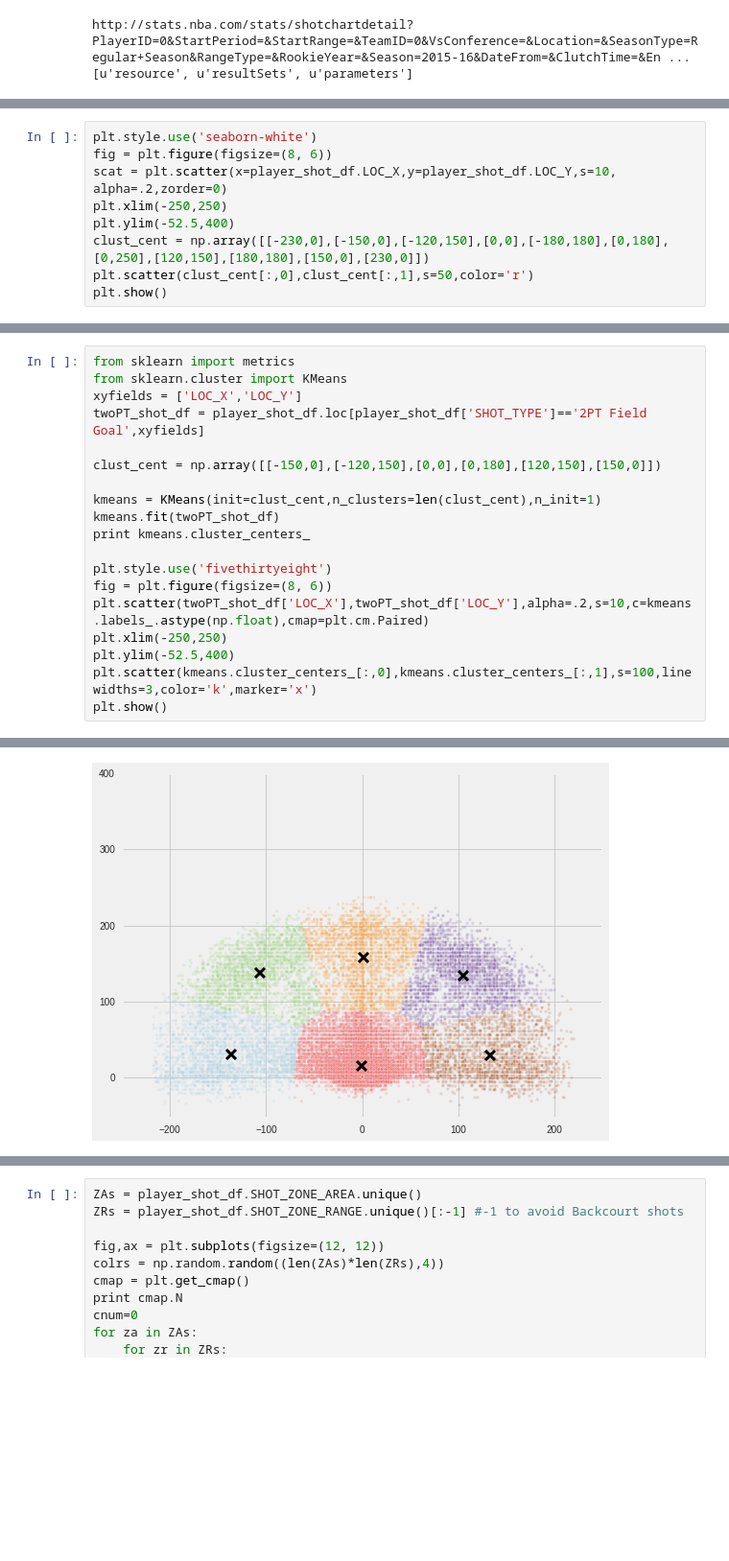
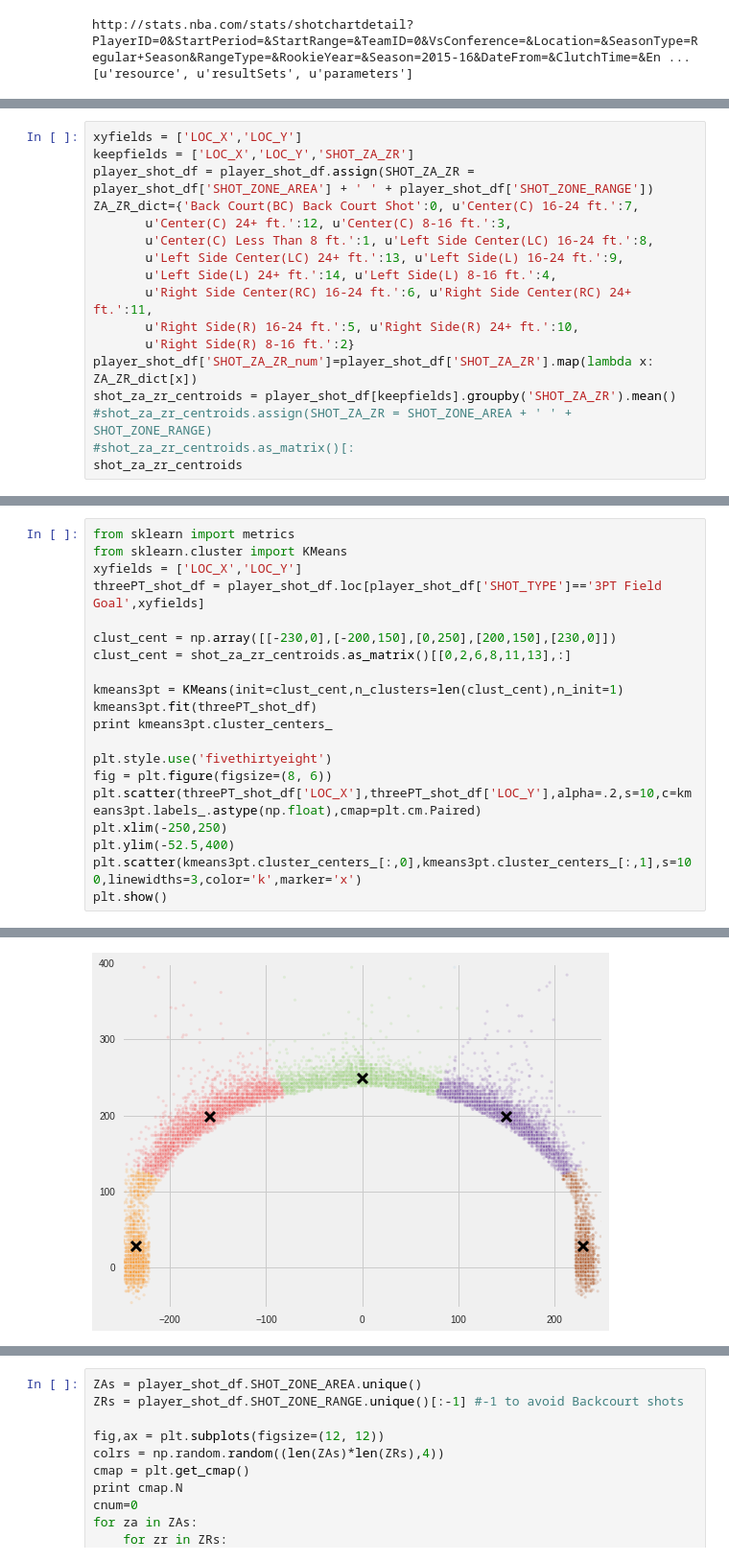
Before and after one commit to btq/nba_stats, a Jupyter notebook: NBA Shot Zones.ipynb, the cells around one changed output, grey strips where cells are left out. Shown at 96% size. Cells and saved outputs as stored; diff of their text form; blank space fills up the shorter version.

```diff
--- a/NBA Shot Zones.ipynb
+++ b/NBA Shot Zones.ipynb
@@ -62,12 +67,3 @@ player_shot_df.head(5)
 | 2 | Shot Chart Detail | 0021500001 | 6 | 200794 | Paul Millsap | 1610612737 | Atlanta Hawks | 1 | ... |
 | 3 | Shot Chart Detail | 0021500001 | 7 | 203484 | Kentavious Caldwell-Pope | 1610612765 | Detroit Pistons | 1 | ... |
 | 4 | Shot Chart Detail | 0021500001 | 8 | 201143 | Al Horford | 1610612737 | Atlanta Hawks | 1 | ... |
-# %%
-plt.style.use('seaborn-white')
-fig = plt.figure(figsize=(8, 6))
-scat = plt.scatter(x=player_shot_df.LOC_X,y=player_shot_df.LOC_Y,s=10, alpha=.2,zorder=0)
-plt.xlim(-250,250)
-plt.ylim(-52.5,400)
-clust_cent = np.array([[-230,0],[-150,0],[-120,150],[0,0],[-180,180],[0,180],[0,250],[120,150],[180,180],[150,0],[230,0]])
-plt.scatter(clust_cent[:,0],clust_cent[:,1],s=50,color='r')
-plt.show()
@@ -75,0 +70,17 @@ plt.show()
+# %%
+xyfields = ['LOC_X','LOC_Y']
+keepfields = ['LOC_X','LOC_Y','SHOT_ZA_ZR']
+player_shot_df = player_shot_df.assign(SHOT_ZA_ZR = player_shot_df['SHOT_ZONE_AREA'] + ' ' + player_shot_df['SHOT_ZONE_RANGE'])
+ZA_ZR_dict={'Back Court(BC) Back Court Shot':0, u'Center(C) 16-24 ft.':7,
+       u'Center(C) 24+ ft.':12, u'Center(C) 8-16 ft.':3,
+       u'Center(C) Less Than 8 ft.':1, u'Left Side Center(LC) 16-24 ft.':8,
+       u'Left Side Center(LC) 24+ ft.':13, u'Left Side(L) 16-24 ft.':9,
+       u'Left Side(L) 24+ ft.':14, u'Left Side(L) 8-16 ft.':4,
+       u'Right Side Center(RC) 16-24 ft.':6, u'Right Side Center(RC) 24+ ft.':11,
+       u'Right Side(R) 16-24 ft.':5, u'Right Side(R) 24+ ft.':10,
+       u'Right Side(R) 8-16 ft.':2}
+player_shot_df['SHOT_ZA_ZR_num']=player_shot_df['SHOT_ZA_ZR'].map(lambda x: ZA_ZR_dict[x])
+shot_za_zr_centroids = player_shot_df[keepfields].groupby('SHOT_ZA_ZR').mean()
+#shot_za_zr_centroids.assign(SHOT_ZA_ZR = SHOT_ZONE_AREA + ' ' + SHOT_ZONE_RANGE)
+#shot_za_zr_centroids.as_matrix()[:
+shot_za_zr_centroids
@@ -109,19 +310,20 @@ plt.show()
 from sklearn import metrics
 from sklearn.cluster import KMeans
 xyfields = ['LOC_X','LOC_Y']
-twoPT_shot_df = player_shot_df.loc[player_shot_df['SHOT_TYPE']=='2PT Field Goal',xyfields]
+threePT_shot_df = player_shot_df.loc[player_shot_df['SHOT_TYPE']=='3PT Field Goal',xyfields]
 
-clust_cent = np.array([[-150,0],[-120,150],[0,0],[0,180],[120,150],[150,0]])
+clust_cent = np.array([[-230,0],[-200,150],[0,250],[200,150],[230,0]])
+clust_cent = shot_za_zr_centroids.as_matrix()[[0,2,6,8,11,13],:]
 
-kmeans = KMeans(init=clust_cent,n_clusters=len(clust_cent),n_init=1)
-kmeans.fit(twoPT_shot_df)
-print kmeans.cluster_centers_
+kmeans3pt = KMeans(init=clust_cent,n_clusters=len(clust_cent),n_init=1)
+kmeans3pt.fit(threePT_shot_df)
+print kmeans3pt.cluster_centers_
 
 plt.style.use('fivethirtyeight')
 fig = plt.figure(figsize=(8, 6))
-plt.scatter(twoPT_shot_df['LOC_X'],twoPT_shot_df['LOC_Y'],alpha=.2,s=10,c=kmeans.labels_.astype(np.float),cmap=plt.cm.Paired)
+plt.scatter(threePT_shot_df['LOC_X'],threePT_shot_df['LOC_Y'],alpha=.2,s=10,c=kmeans3pt.labels_.astype(np.float),cmap=plt.cm.Paired)
 plt.xlim(-250,250)
 plt.ylim(-52.5,400)
-plt.scatter(kmeans.cluster_centers_[:,0],kmeans.cluster_centers_[:,1],s=100,linewidths=3,color='k',marker='x')
+plt.scatter(kmeans3pt.cluster_centers_[:,0],kmeans3pt.cluster_centers_[:,1],s=100,linewidths=3,color='k',marker='x')
 plt.show()
 # %% [output]
@@ -134,2 +336,2 @@ plt.show()
-[figure, old version]
+[figure, new version]
 # %%
```
Also changed, not shown: parts of 14 cells of this notebook, 1 other file.
